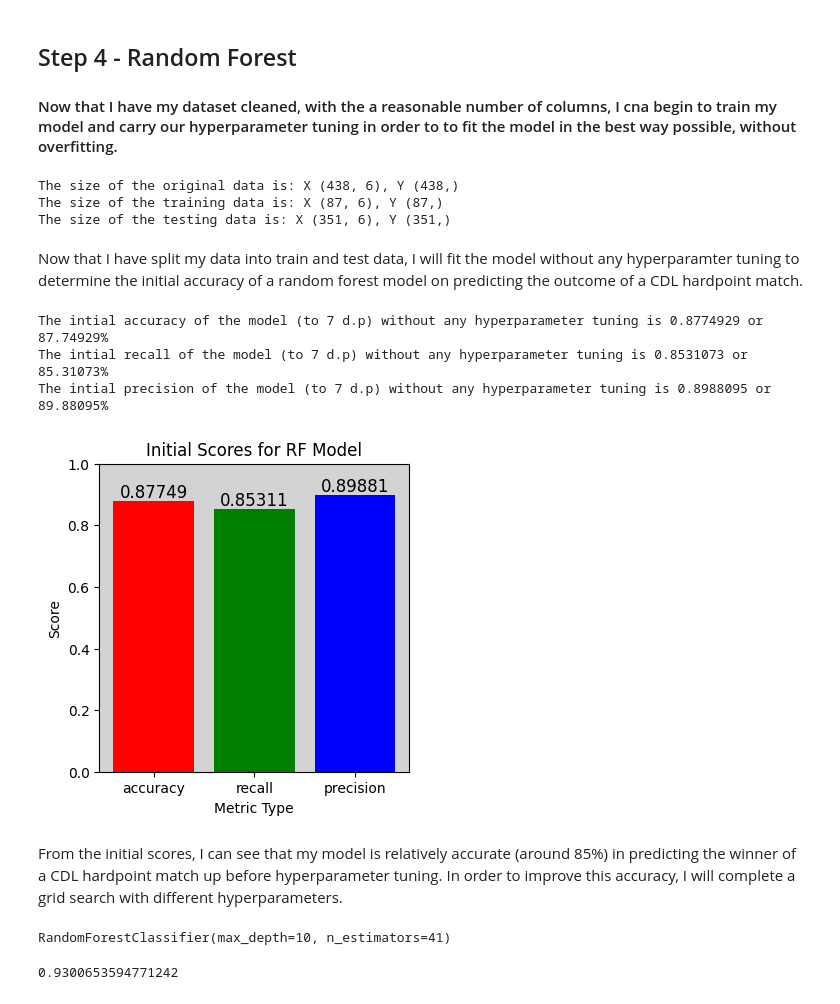
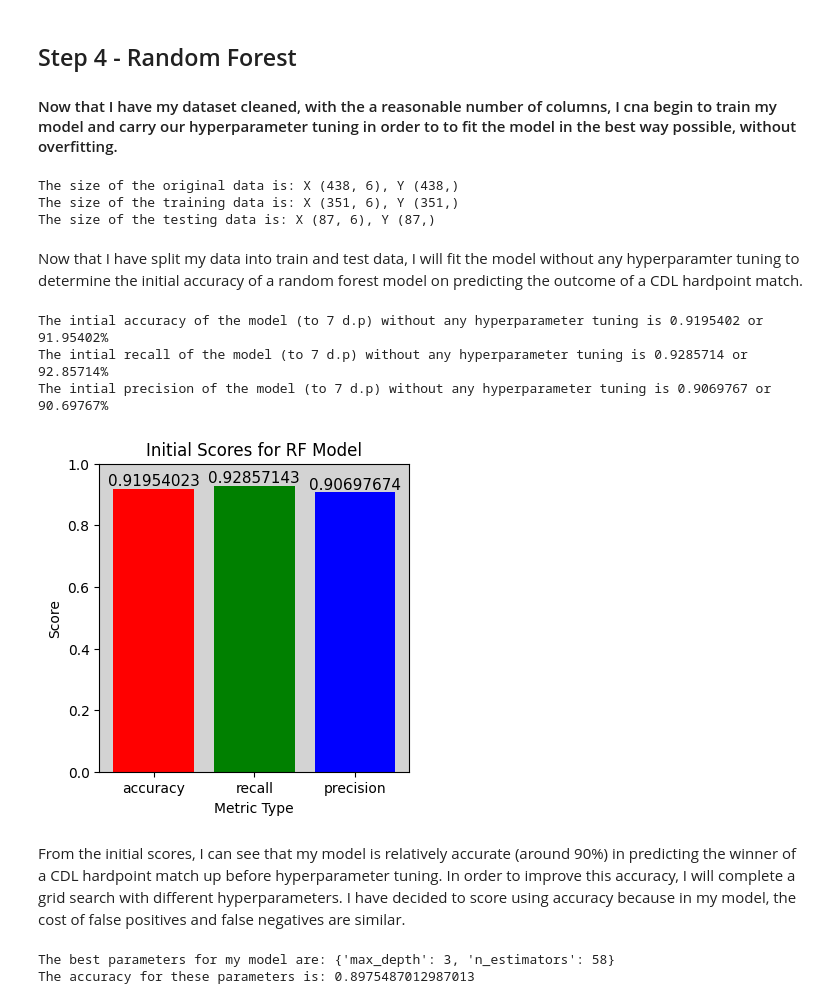
Before and after one commit to charlbbbbb/hardpoint-predict, a Jupyter notebook: main.ipynb, the cells around one changed output. Saved outputs shown, nothing was run; the diff lists cells and outputs as text; code cells hidden in the pictures.

Commit message:
third commit - model created + studied

```diff
--- a/main.ipynb
+++ b/main.ipynb
@@ -650,14 +650,14 @@ from sklearn.model_selection import GridSearchCV, train_test_split
 y = cleaned_df["is_winner"]
 X = cleaned_df.copy().drop("is_winner", axis=1)
 
-trainX, testX, trainY, testY = train_test_split(X, y, test_size=0.8, random_state=123)
+testX, trainX, testY, trainY = train_test_split(X, y, test_size=0.8, random_state=123)
 print(f"The size of the original data is: X {X.shape}, Y {y.shape}")
 print(f"The size of the training data is: X {trainX.shape}, Y {trainY.shape}")
 print(f"The size of the testing data is: X {testX.shape}, Y {testY.shape}")
 # %% [output]
 The size of the original data is: X (438, 6), Y (438,)
-The size of the training data is: X (87, 6), Y (87,)
-The size of the testing data is: X (351, 6), Y (351,)
+The size of the training data is: X (351, 6), Y (351,)
+The size of the testing data is: X (87, 6), Y (87,)
 # %% [markdown]
 Now that I have split my data into train and test data, I will fit the model without any hyperparamter tuning to determine the initial accuracy of a random forest model on predicting the outcome of a CDL hardpoint match.
 # %%
@@ -666,38 +666,38 @@ rf = RandomForestClassifier()
 rf.fit(trainX, trainY)
 y_prediction = rf.predict(testX)
 
 # Calculate the inital scores
 initial_accuracy = accuracy_score(testY, y_prediction)
 initial_recall = recall_score(testY, y_prediction)
 initial_precision = precision_score(testY, y_prediction)
 
 #Print the results to higher precision (decimal places) than the plot
 print(f"The intial accuracy of the model (to 7 d.p) without any hyperparameter tuning is {round(initial_accuracy, 7)} or {round(initial_accuracy*100, 5)}%")
 print(f"The intial recall of the model (to 7 d.p) without any hyperparameter tuning is {round(initial_recall, 7)} or {round(initial_recall*100, 5)}%")
 print(f"The intial precision of the model (to 7 d.p) without any hyperparameter tuning is {round(initial_precision, 7)} or {round(initial_precision*100, 5)}%")
 
 # Plot the results
 fig = plt.figure(figsize=(4, 4))
 ax1 = fig.subplots()
 
 scores = [initial_accuracy, initial_recall, initial_precision]
 ax1.bar(x=["accuracy", "recall", "precision"], height=scores, color=['red', 'green', 'blue'])
 ax1.set_ylim(bottom=0, top=1);
 
 # Write the scores onto the plot
 for x, y in zip(ax1.get_xticks(), scores):
-    ax1.text(x, y, round(y, 5), size=12, horizontalalignment='center', verticalalignment='bottom')
+    ax1.text(x, y, round(y, 8), size=11, horizontalalignment='center', verticalalignment='bottom')
 
 # Format the plot with labels/titles and colours
 ax1.set_title("Initial Scores for RF Model")
 ax1.set_xlabel("Metric Type")
 ax1.set_ylabel("Score")
 ax1.set_facecolor("lightgrey")
 # %% [output]
-The intial accuracy of the model (to 7 d.p) without any hyperparameter tuning is 0.8774929 or 87.74929%
-The intial recall of the model (to 7 d.p) without any hyperparameter tuning is 0.8531073 or 85.31073%
-The intial precision of the model (to 7 d.p) without any hyperparameter tuning is 0.8988095 or 89.88095%
+The intial accuracy of the model (to 7 d.p) without any hyperparameter tuning is 0.9195402 or 91.95402%
+The intial recall of the model (to 7 d.p) without any hyperparameter tuning is 0.9285714 or 92.85714%
+The intial precision of the model (to 7 d.p) without any hyperparameter tuning is 0.9069767 or 90.69767%
-[figure, old version]
+[figure, new version]
 # %% [markdown]
-From the initial scores, I can see that my model is relatively accurate (around 85%) in predicting the winner of a CDL hardpoint match up before hyperparameter tuning. In order to improve this accuracy, I will complete a grid search with different hyperparameters.
+From the initial scores, I can see that my model is relatively accurate (around 90%) in predicting the winner of a CDL hardpoint match up before hyperparameter tuning. In order to improve this accuracy, I will complete a grid search with different hyperparameters. I have decided to score using accuracy because in my model, the cost of false positives and false negatives are similar.
 # %%
@@ -711,11 +713,8 @@ grid_search = GridSearchCV(grid_search_rf,
                              scoring='accuracy')
 
 grid_search.fit(trainX, trainY);
-# %%
-print(grid_search.best_estimator_)
-# %% [output]
-RandomForestClassifier(max_depth=10, n_estimators=41)
-# %%
-grid_search.best_score_
-# %% [output]
-0.9300653594771242
+# %%
+print(f"The best parameters for my model are: {grid_search.best_params_}\nThe accuracy for these parameters is: {grid_search.best_score_}")
+# %% [output]
+The best parameters for my model are: {'max_depth': 3, 'n_estimators': 58}
+The accuracy for these parameters is: 0.8975487012987013
```
Also changed, not shown: parts of 16 cells of this notebook.
